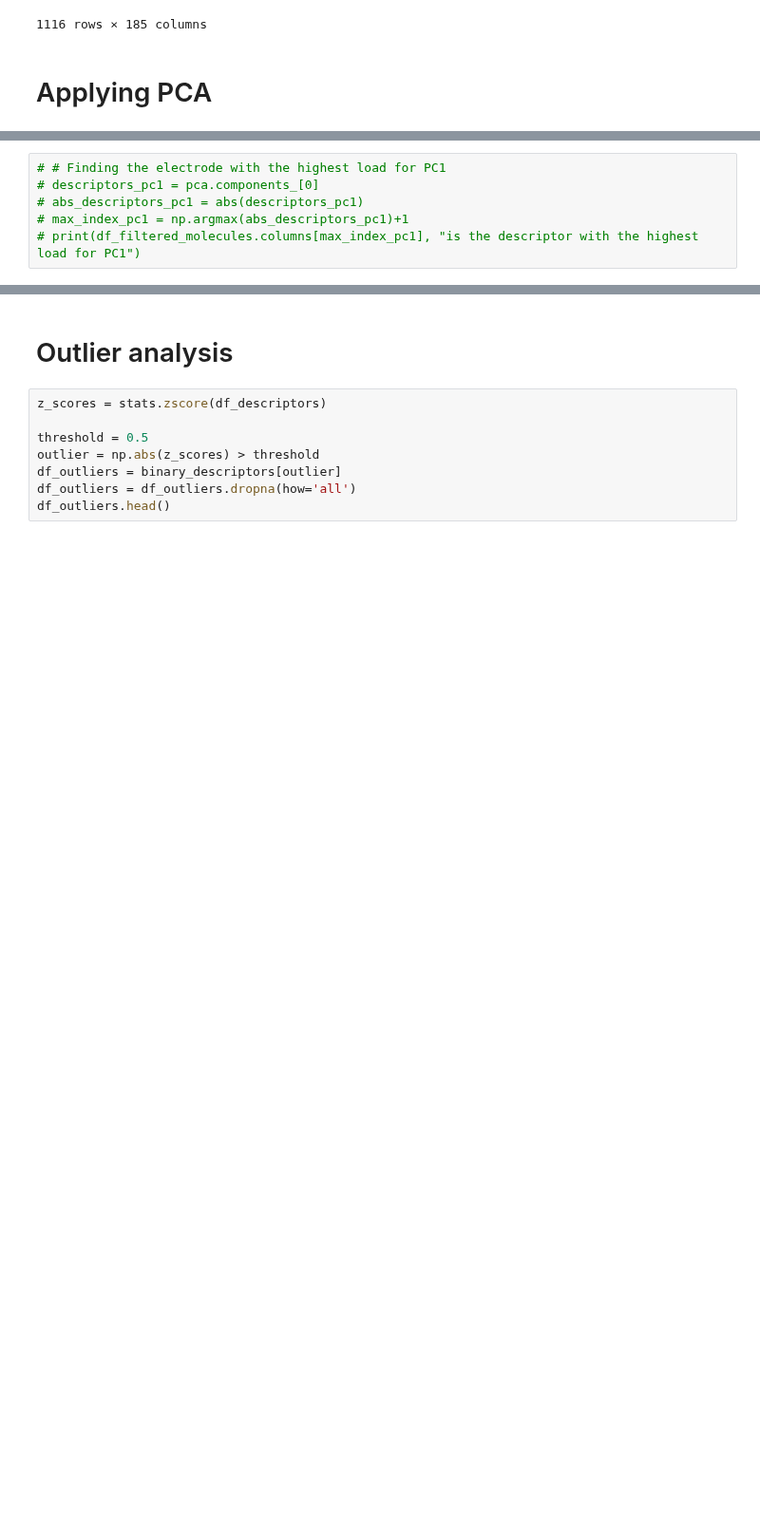
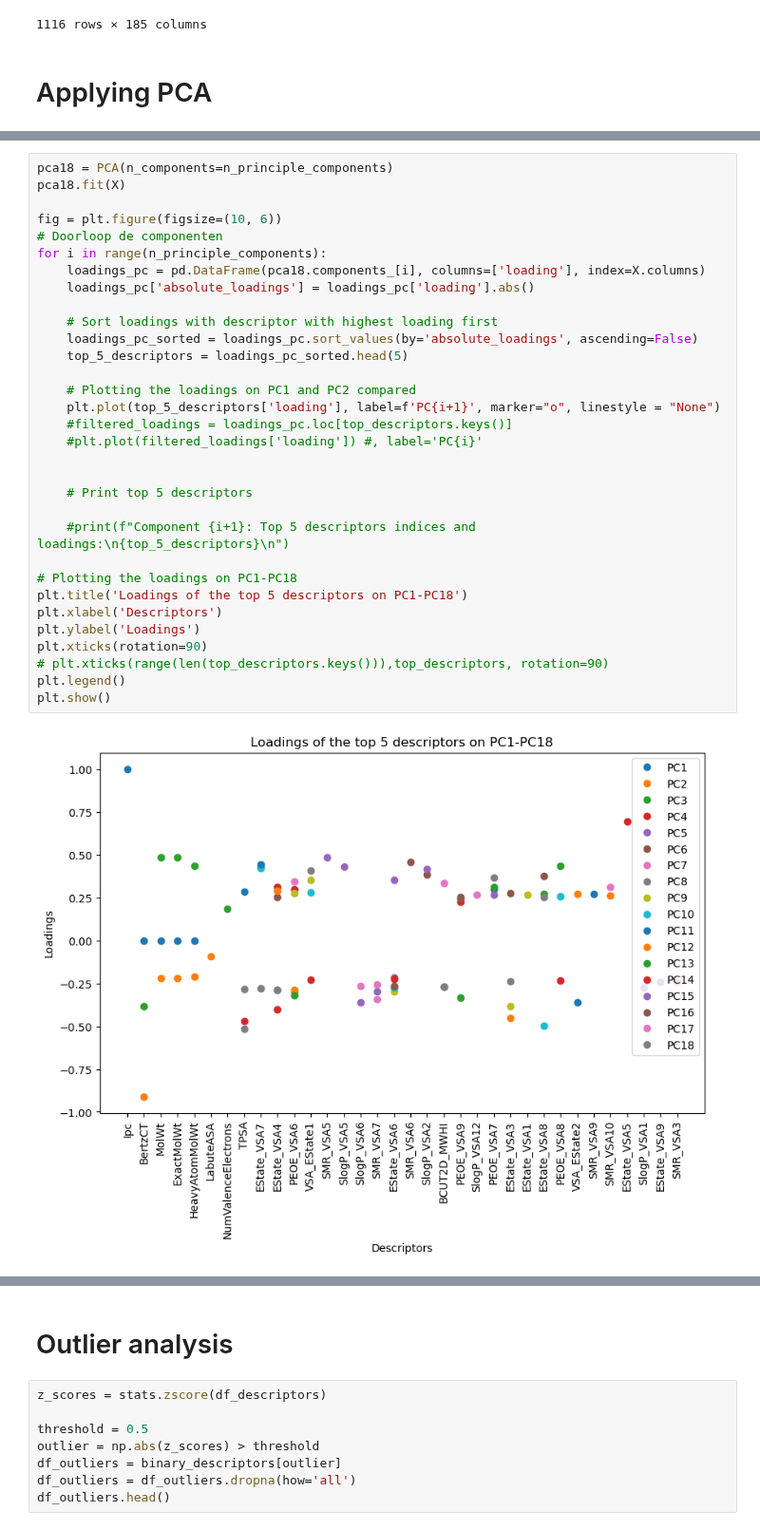
Before and after one commit to annebiemans/Group16, a Jupyter notebook: group_assignment_part1.ipynb, the cells around one changed output, grey strips where cells are left out. Shown at 95% size. Drawn from its saved outputs; the diff is of its cells as text; blank space fills up the shorter version.

```diff
--- a/group_assignment_part1.ipynb
+++ b/group_assignment_part1.ipynb
@@ -210,10 +199,38 @@ print('Number of principle components needed to cover 65% of the data:', n_princ
 # %% [output]
 [figure]
 Number of principle components needed to cover 65% of the data: 18
-# %%
-# # Finding the electrode with the highest load for PC1
-# descriptors_pc1 = pca.components_[0]
-# abs_descriptors_pc1 = abs(descriptors_pc1)
-# max_index_pc1 = np.argmax(abs_descriptors_pc1)+1
-# print(df_filtered_molecules.columns[max_index_pc1], "is the descriptor with the highest load for PC1")
+# %%
+pca18 = PCA(n_components=n_principle_components)
+pca18.fit(X)
+
+fig = plt.figure(figsize=(10, 6))
+# Doorloop de componenten
+for i in range(n_principle_components):
+    loadings_pc = pd.DataFrame(pca18.components_[i], columns=['loading'], index=X.columns)
+    loadings_pc['absolute_loadings'] = loadings_pc['loading'].abs()
+
+    # Sort loadings with descriptor with highest loading first
+    loadings_pc_sorted = loadings_pc.sort_values(by='absolute_loadings', ascending=False)
+    top_5_descriptors = loadings_pc_sorted.head(5)
+
+    # Plotting the loadings on PC1 and PC2 compared
+    plt.plot(top_5_descriptors['loading'], label=f'PC{i+1}', marker="o", linestyle = "None")
+    #filtered_loadings = loadings_pc.loc[top_descriptors.keys()]
+    #plt.plot(filtered_loadings['loading']) #, label='PC{i}'
+
+
+    # Print top 5 descriptors
+
+    #print(f"Component {i+1}: Top 5 descriptors indices and loadings:\n{top_5_descriptors}\n")
+
+# Plotting the loadings on PC1-PC18
+plt.title('Loadings of the top 5 descriptors on PC1-PC18')
+plt.xlabel('Descriptors')
+plt.ylabel('Loadings')
+plt.xticks(rotation=90)
+# plt.xticks(range(len(top_descriptors.keys())),top_descriptors, rotation=90)
+plt.legend()
+plt.show()
+# %% [output]
+[figure, added]
 # %%
```
Also changed, not shown: parts of 19 cells of this notebook, 2 other files.
